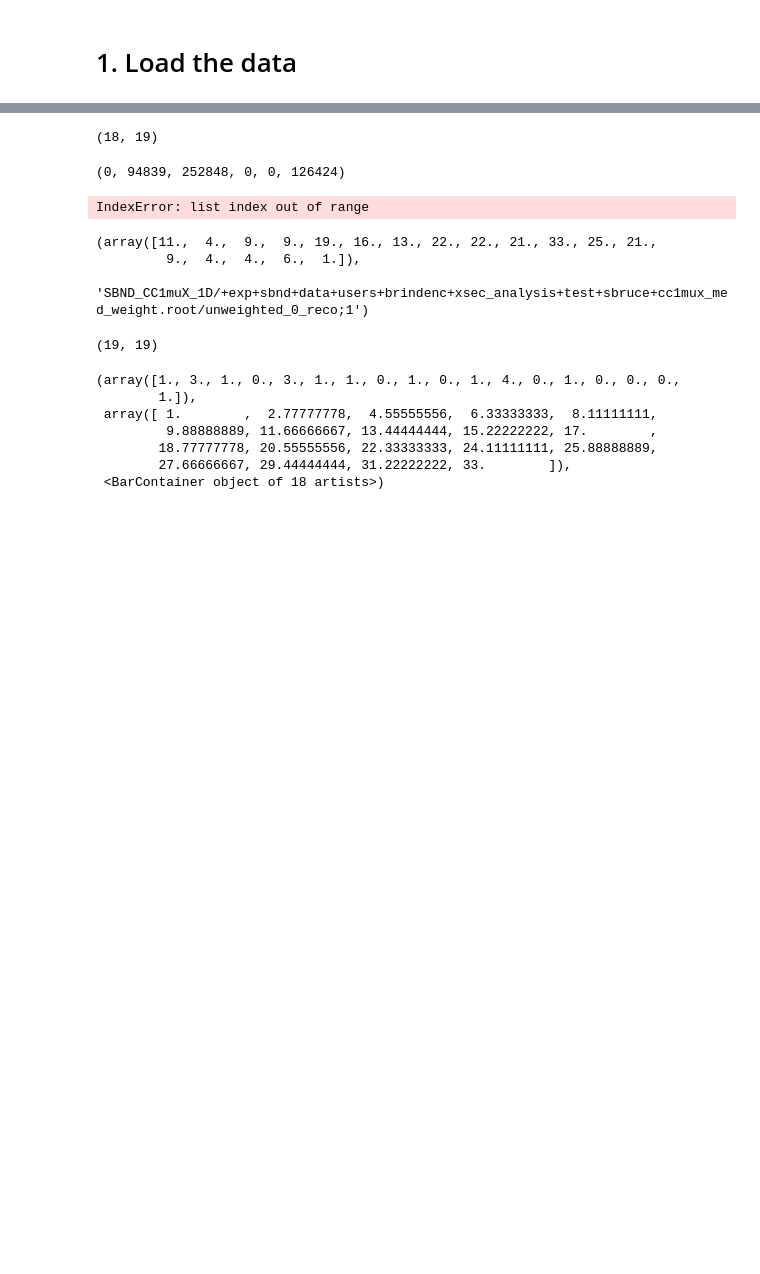
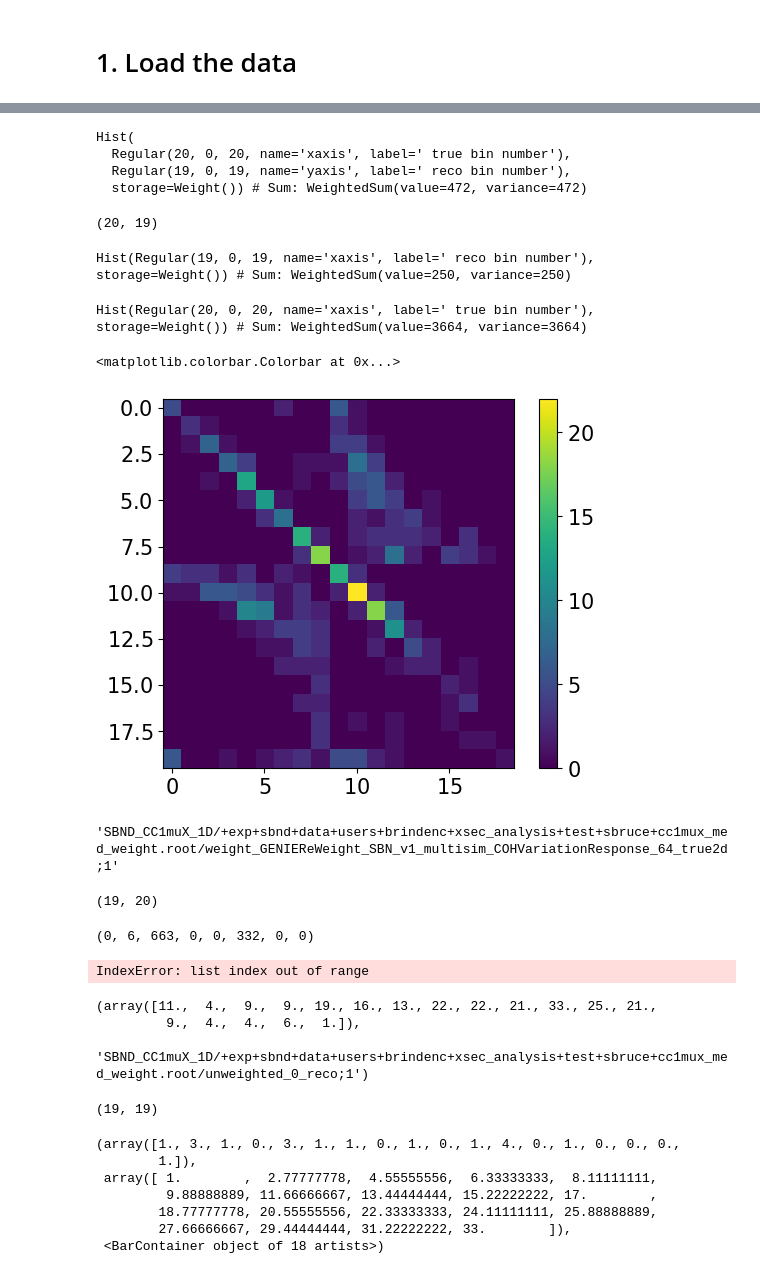
Before and after one commit to uboone/xsec_analyzer, a Jupyter notebook: python/uni.ipynb, the cells around one changed output, grey strips where cells are left out. Drawn from its saved outputs; the diff is of its cells as text; code cells hidden in the pictures; blank space fills up the shorter version.

```diff
--- a/python/uni.ipynb
+++ b/python/uni.ipynb
@@ -17,9 +17,11 @@ plt.style.use('./utils/style.mplstyle')
 %autoreload 2
 # %%
 #Path to the ROOT file containing the universe covariance matrices
-DATA_PATH = '/exp/sbnd/data/users/brindenc/xsec_analysis/test/sbruce/uni_med_weight3.root'
+DATA_PATH = '/exp/sbnd/data/users/brindenc/xsec_analysis/test/sbruce/uni_med_weight4.root'
 
 #Bin indices for the covariance matrix
 P_BINS = np.arange(0, 10)
 COSTHETA_OVERFLOW_BINS = np.arange(10, 20)
 COSTHETA_BINS = np.arange(10,19)
+CAT_BINS = np.arange(0,6)
+len(CAT_BINS)
@@ -104,12 +185,45 @@ for i,_key in tqdm(enumerate(keys)):
+# %%
+key = twod_non_square_keys[-2]
+tree[key].to_hist()
+# %% [output]
+Hist(
+  Regular(20, 0, 20, name='xaxis', label=' true bin number'),
+  Regular(19, 0, 19, name='yaxis', label=' reco bin number'),
+  storage=Weight()) # Sum: WeightedSum(value=472, variance=472)
+# %%
+key = twod_non_square_keys[0]
+tree[key].to_numpy()[0].shape
+# %% [output]
+(20, 19)
+# %%
+key = accepted_keys[0]
+tree[key].to_hist()
+# %% [output]
+Hist(Regular(19, 0, 19, name='xaxis', label=' reco bin number'), storage=Weight()) # Sum: WeightedSum(value=250, variance=250)
+# %%
+key = accepted_keys[1]
+tree[key].to_hist()
+# %% [output]
+Hist(Regular(20, 0, 20, name='xaxis', label=' true bin number'), storage=Weight()) # Sum: WeightedSum(value=3664, variance=3664)
+# %%
+plt.imshow(tree[key].to_numpy()[0])
+plt.colorbar()
+# %% [output]
+<matplotlib.colorbar.Colorbar at 0x...>
+[figure, added]
+# %%
+_key
+# %% [output]
+'SBND_CC1muX_1D/+exp+sbnd+data+users+brindenc+xsec_analysis+test+sbruce+cc1mux_med_weight.root/weight_GENIEReWeight_SBN_v1_multisim_COHVariationResponse_64_true2d;1'
 # %%
 len(tree['SBND_CC1muX_1D/+exp+sbnd+data+users+brindenc+xsec_analysis+test+sbruce+cc1mux_med_weight.root/unweighted_0_reco;1'].to_numpy()[0]),\
 len(tree['SBND_CC1muX_1D/+exp+sbnd+data+users+brindenc+xsec_analysis+test+sbruce+cc1mux_med_weight.root/unweighted_0_reco;1'].to_numpy()[1])
 # %% [output]
-(18, 19)
+(19, 20)
 # %%
-len(wrong_length_keys),len(dir_keys),len(non_hist_keys),len(p_nan_keys),len(costheta_nan_keys),len(accepted_keys)
+len(wrong_length_keys),len(dir_keys),len(non_hist_keys),len(p_nan_keys),len(costheta_nan_keys),len(accepted_keys),len(negative_keys),len(zero_keys)
 # %% [output]
-(0, 94839, 252848, 0, 0, 126424)
+(0, 6, 663, 0, 0, 332, 0, 0)
 # %%
 wrong_length_th1d = tree[wrong_length_keys[0]].to_numpy()
 correct_length_th1d = tree[accepted_keys[0]].to_numpy()
```
Also changed, not shown: parts of 5 cells of this notebook, 38 other files.
